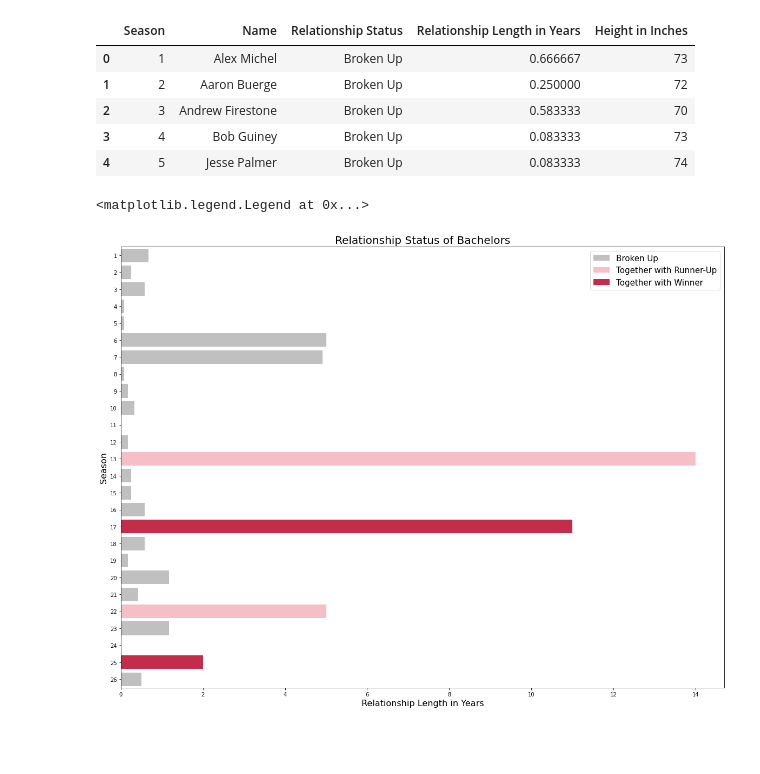
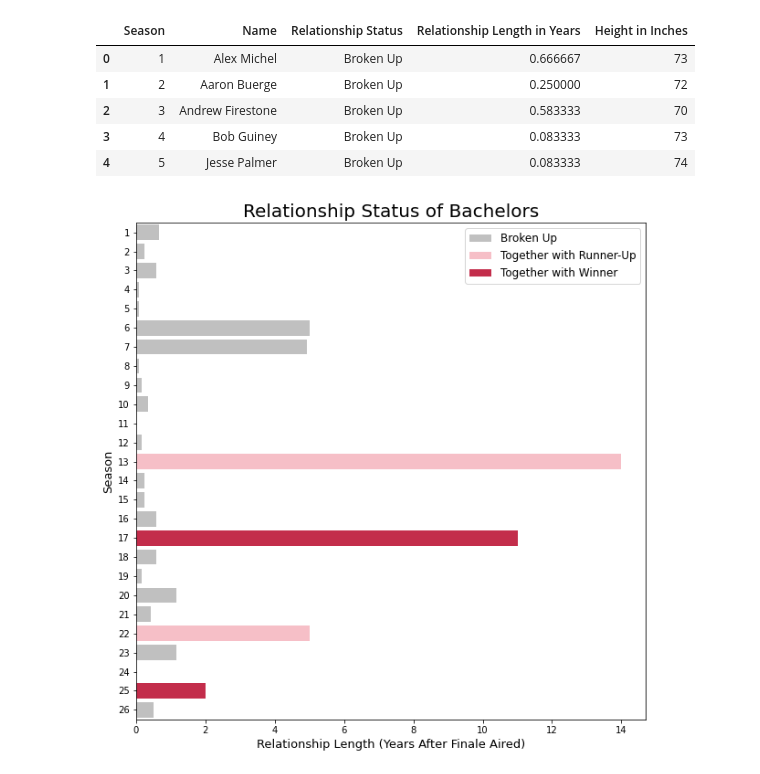
Before and after one commit to melissamelton/BachelorAnalysis, a Jupyter notebook: TheBachelorAnalysis_GSB521.ipynb, the cells around one changed output. Drawn from its saved outputs; the diff is of its cells as text; code cells hidden in the pictures; blank space fills up the shorter version.

```diff
--- a/TheBachelorAnalysis_GSB521.ipynb
+++ b/TheBachelorAnalysis_GSB521.ipynb
@@ -302,16 +511,20 @@ bachelors_df.head()
 # %%
 colors = {'Broken Up': 'silver',
           'Together with Runner-Up': 'lightpink',
           'Together with Winner': 'crimson'}
 
-plt.figure(figsize = (20,15))
+plt.figure(figsize = (10,10))
 plt.title('Relationship Status of Bachelors', fontsize = 20)
-plt.xlabel('Season', fontsize = 16)
-plt.ylabel('Relationship Length (Years)', fontsize = 16)
+
+#plt.imshow(sean_pic, zorder = 0)
 
 sns.barplot(y = bachelors_df['Season'].apply(str), x = bachelors_df['Relationship Length in Years'],
          hue = bachelors_df['Relationship Status'], palette = colors, dodge = False)
-plt.legend(loc = 'upper right', fontsize = 15)
+
+plt.legend(loc = 'upper right', fontsize = 12)
+plt.ylabel('Season', fontsize = 13)
+plt.xlabel('Relationship Length (Years After Finale Aired)', fontsize = 13)
+
+plt.show()
 # %% [output]
-<matplotlib.legend.Legend at 0x...>
-[figure, old version]
+[figure, new version]
```
Also changed, not shown: parts of 44 cells of this notebook.
